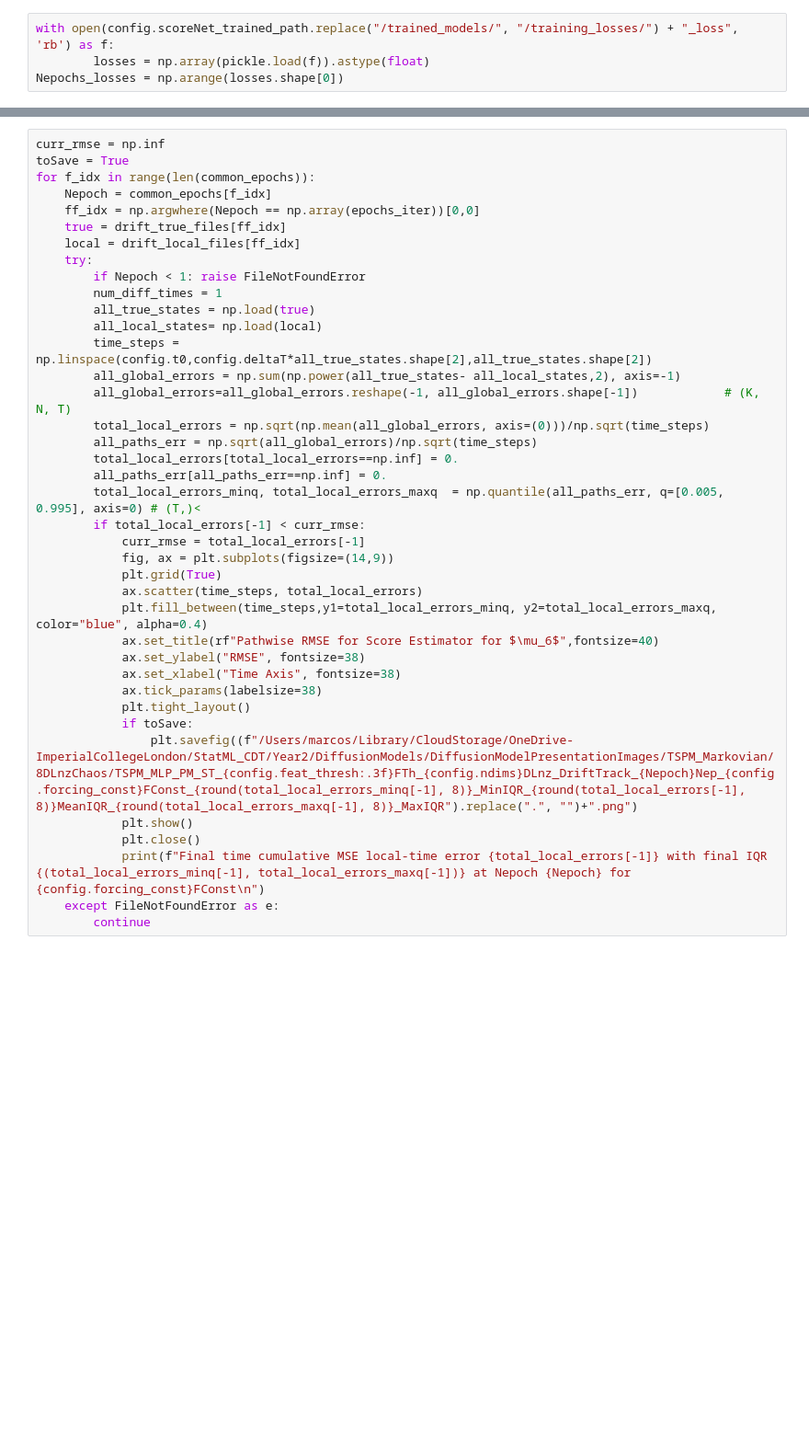
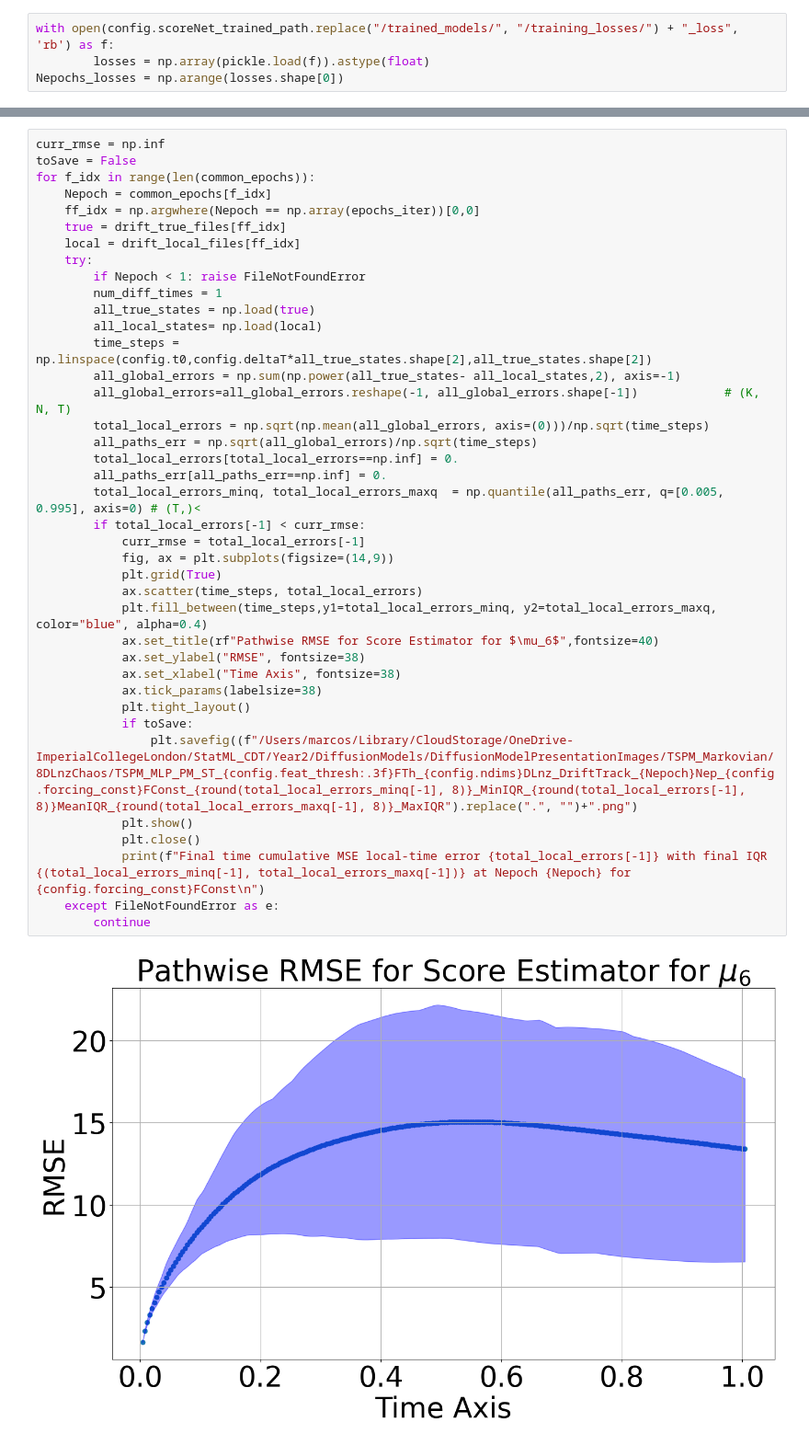
Before and after one commit to marcostapiac/FractionalBrownianMotion, a Jupyter notebook: experiments/generative_modelling/RecursiveVPSDE/ParamEst/TSPM/Markovian/drifts_Markovian_8DLorenzChaos_TrackingErrors_OOS_from_saved.ipynb, the cells around one changed output, grey strips where cells are left out. Shown at 92% size. Saved outputs shown, nothing was run; the diff lists cells and outputs as text; blank space fills up the shorter version.

```diff
--- a/experiments/generative_modelling/RecursiveVPSDE/ParamEst/TSPM/Markovian/drifts_Markovian_8DLorenzChaos_TrackingErrors_OOS_from_saved.ipynb
+++ b/experiments/generative_modelling/RecursiveVPSDE/ParamEst/TSPM/Markovian/drifts_Markovian_8DLorenzChaos_TrackingErrors_OOS_from_saved.ipynb
@@ -155,6 +207,6 @@ plt.close()
 # %%
 curr_rmse = np.inf
-toSave = True
+toSave = False
 for f_idx in range(len(common_epochs)):
     Nepoch = common_epochs[f_idx]
     ff_idx = np.argwhere(Nepoch == np.array(epochs_iter))[0,0]
@@ -164,30 +216,32 @@ for f_idx in range(len(common_epochs)):
         if Nepoch < 1: raise FileNotFoundError
         num_diff_times = 1
         all_true_states = np.load(true)
         all_local_states= np.load(local)
         time_steps = np.linspace(config.t0,config.deltaT*all_true_states.shape[2],all_true_states.shape[2])
         all_global_errors = np.sum(np.power(all_true_states- all_local_states,2), axis=-1)
         all_global_errors=all_global_errors.reshape(-1, all_global_errors.shape[-1])            # (K, N, T)
         total_local_errors = np.sqrt(np.mean(all_global_errors, axis=(0)))/np.sqrt(time_steps)
         all_paths_err = np.sqrt(all_global_errors)/np.sqrt(time_steps)
         total_local_errors[total_local_errors==np.inf] = 0.
         all_paths_err[all_paths_err==np.inf] = 0.
         total_local_errors_minq, total_local_errors_maxq  = np.quantile(all_paths_err, q=[0.005, 0.995], axis=0) # (T,)<
         if total_local_errors[-1] < curr_rmse:
             curr_rmse = total_local_errors[-1]
             fig, ax = plt.subplots(figsize=(14,9))
             plt.grid(True)
             ax.scatter(time_steps, total_local_errors)
             plt.fill_between(time_steps,y1=total_local_errors_minq, y2=total_local_errors_maxq, color="blue", alpha=0.4)
             ax.set_title(rf"Pathwise RMSE for Score Estimator for $\mu_6$",fontsize=40)
             ax.set_ylabel("RMSE", fontsize=38)
             ax.set_xlabel("Time Axis", fontsize=38)
             ax.tick_params(labelsize=38)
             plt.tight_layout()
             if toSave:
                 plt.savefig((f"/Users/marcos/Library/CloudStorage/OneDrive-ImperialCollegeLondon/StatML_CDT/Year2/DiffusionModels/DiffusionModelPresentationImages/TSPM_Markovian/8DLnzChaos/TSPM_MLP_PM_ST_{config.feat_thresh:.3f}FTh_{config.ndims}DLnz_DriftTrack_{Nepoch}Nep_{config.forcing_const}FConst_{round(total_local_errors_minq[-1], 8)}_MinIQR_{round(total_local_errors[-1], 8)}MeanIQR_{round(total_local_errors_maxq[-1], 8)}_MaxIQR").replace(".", "")+".png")
             plt.show()
             plt.close()
             print(f"Final time cumulative MSE local-time error {total_local_errors[-1]} with final IQR {(total_local_errors_minq[-1], total_local_errors_maxq[-1])} at Nepoch {Nepoch} for {config.forcing_const}FConst\n")
     except FileNotFoundError as e:
         continue
+# %% [output]
+[figure, added]
```
Also changed, not shown: parts of 13 cells of this notebook, 7 other files.
